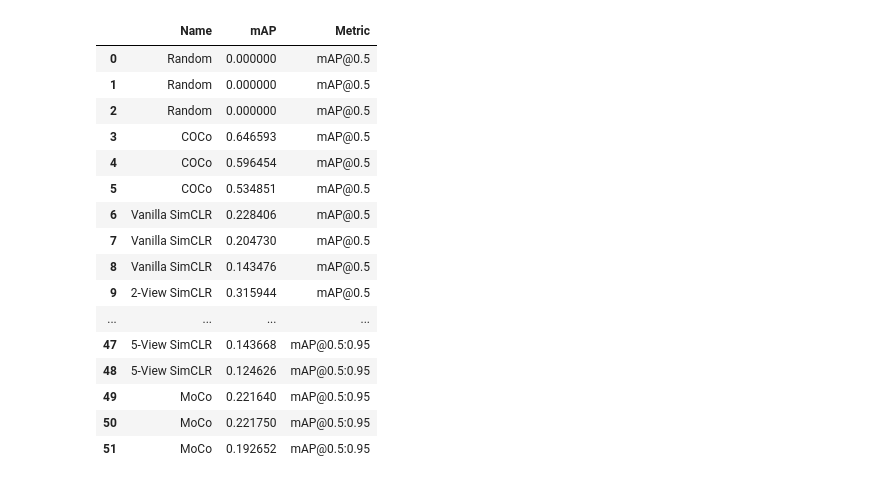
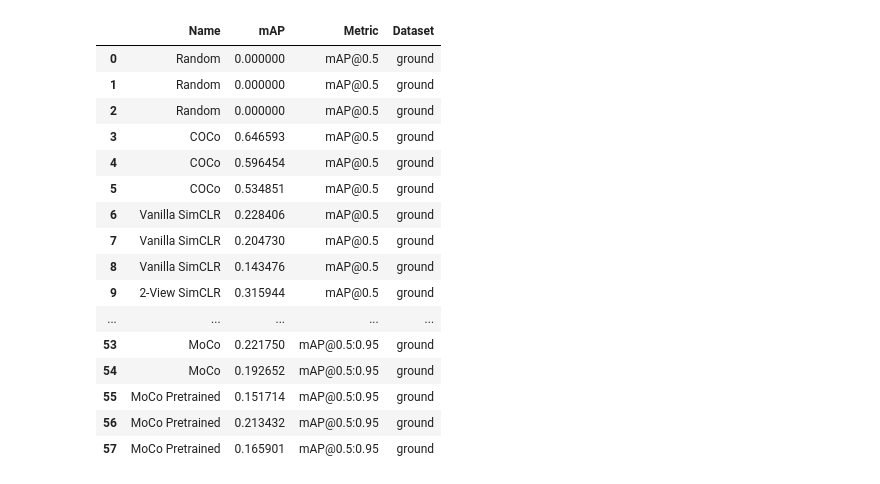
Before and after one commit to UGA-BSAIL/self-supervised-learning, a Jupyter notebook: notebooks/generate_figures.ipynb, the cells around one changed output. Saved outputs shown, nothing was run; the diff lists cells and outputs as text; code cells hidden in the pictures.

```diff
--- a/notebooks/generate_figures.ipynb
+++ b/notebooks/generate_figures.ipynb
@@ -151,42 +197,44 @@ view_3_maps_0_5 = [0.34777463076514487, 0.32744410098175336, 0.2673829176991453]
 view_4_maps_0_5 = [0.2950983352339338, 0.25059299575948757, 0.24060250208833342]
 view_5_maps_0_5 = [0.2863129814883511, 0.28141680364570987, 0.2620731982360415]
 moco_maps_0_5 = [0.47113, 0.46866, 0.40942]
+moco_pt_maps_0_5 = [0.260941516784418, 0.3131305131116965, 0.24722420045039212]
 
-maps_0_5 = random_maps_0_5 + coco_maps_0_5 + vanilla_maps_0_5 + view_2_maps_0_5 + view_3_maps_0_5 + view_4_maps_0_5 + view_5_maps_0_5 + moco_maps_0_5
+maps_0_5 = random_maps_0_5 + coco_maps_0_5 + vanilla_maps_0_5 + view_2_maps_0_5 + view_3_maps_0_5 + view_4_maps_0_5 + view_5_maps_0_5 + moco_maps_0_5 + moco_pt_maps_0_5
 # %%
 # Create semi-supervised training figures.
 random_maps_0_95 = [0] * 3
 coco_maps_0_95 = [0.49472, 0.40513, 0.36209]
 vanilla_maps_0_95 = [0.09485411212487153, 0.08320092706078355, 0.06684267473591418]
 view_2_maps_0_95 = [0.1759376219836175, 0.1590482638862619, 0.14854982476430942, 0.1332085006807918, 0.12187633752774367]
 view_3_maps_0_95 = [0.18926761418681476, 0.1829721031773426, 0.1533082440819751]
 view_4_maps_0_95 = [0.13949452988973715, 0.13519973357744478, 0.12520435978734118]
 view_5_maps_0_95 = [0.15373847947900038, 0.14366768602726393, 0.12462590667046577]
 moco_maps_0_95 = [0.22164, 0.22175, 0.19265204015721066]
+moco_pt_maps_0_95 = [0.15171386821974503, 0.2134316278639539, 0.16590059340652338]
 
-maps_0_95 = random_maps_0_95 + coco_maps_0_95 + vanilla_maps_0_95 + view_2_maps_0_95 + view_3_maps_0_95 + view_4_maps_0_95 + view_5_maps_0_95 + moco_maps_0_95
+maps_0_95 = random_maps_0_95 + coco_maps_0_95 + vanilla_maps_0_95 + view_2_maps_0_95 + view_3_maps_0_95 + view_4_maps_0_95 + view_5_maps_0_95 + moco_maps_0_95 + moco_pt_maps_0_95
 names = ["Random"] * len(random_maps_0_5) + ["COCo"] * len(coco_maps_0_5) + ["Vanilla SimCLR"] * len(vanilla_maps_0_5) + \
     ["2-View SimCLR"] * len(view_2_maps_0_5) + ["3-View SimCLR"] * len(view_3_maps_0_5) + ["4-View SimCLR"] * len(view_4_maps_0_5) + ["5-View SimCLR"] * len(view_5_maps_0_5) + \
-    ["MoCo"] * len(moco_maps_0_5)
+    ["MoCo"] * len(moco_maps_0_5) + ["MoCo Pretrained"] * len(moco_pt_maps_0_5)
 map_types = ["mAP@0.5"] * len(maps_0_5) + ["mAP@0.5:0.95"] * len(maps_0_95)
-semi_supervised_results = pd.DataFrame(data={"Name": names * 2, "mAP": maps_0_5 + maps_0_95, "Metric": map_types})
-semi_supervised_results
+semi_supervised_results_ground = pd.DataFrame(data={"Name": names * 2, "mAP": maps_0_5 + maps_0_95, "Metric": map_types, "Dataset": ["ground" for _ in names * 2]})
+semi_supervised_results_ground
 # %% [output]
 [interactive output not drawn]
-|  | Name | mAP | Metric |
-| 0 | Random | 0.000000 | mAP@0.5 |
-| 1 | Random | 0.000000 | mAP@0.5 |
-| 2 | Random | 0.000000 | mAP@0.5 |
-| 3 | COCo | 0.646593 | mAP@0.5 |
-| 4 | COCo | 0.596454 | mAP@0.5 |
-| 5 | COCo | 0.534851 | mAP@0.5 |
-| 6 | Vanilla SimCLR | 0.228406 | mAP@0.5 |
-| 7 | Vanilla SimCLR | 0.204730 | mAP@0.5 |
-| 8 | Vanilla SimCLR | 0.143476 | mAP@0.5 |
-| 9 | 2-View SimCLR | 0.315944 | mAP@0.5 |
-| ... | ... | ... | ... |
-| 47 | 5-View SimCLR | 0.143668 | mAP@0.5:0.95 |
-| 48 | 5-View SimCLR | 0.124626 | mAP@0.5:0.95 |
-| 49 | MoCo | 0.221640 | mAP@0.5:0.95 |
-| 50 | MoCo | 0.221750 | mAP@0.5:0.95 |
-| 51 | MoCo | 0.192652 | mAP@0.5:0.95 |
+|  | Name | mAP | Metric | Dataset |
+| 0 | Random | 0.000000 | mAP@0.5 | ground |
+| 1 | Random | 0.000000 | mAP@0.5 | ground |
+| 2 | Random | 0.000000 | mAP@0.5 | ground |
+| 3 | COCo | 0.646593 | mAP@0.5 | ground |
+| 4 | COCo | 0.596454 | mAP@0.5 | ground |
+| 5 | COCo | 0.534851 | mAP@0.5 | ground |
+| 6 | Vanilla SimCLR | 0.228406 | mAP@0.5 | ground |
+| 7 | Vanilla SimCLR | 0.204730 | mAP@0.5 | ground |
+| 8 | Vanilla SimCLR | 0.143476 | mAP@0.5 | ground |
+| 9 | 2-View SimCLR | 0.315944 | mAP@0.5 | ground |
+| ... | ... | ... | ... | ... |
+| 53 | MoCo | 0.221750 | mAP@0.5:0.95 | ground |
+| 54 | MoCo | 0.192652 | mAP@0.5:0.95 | ground |
+| 55 | MoCo Pretrained | 0.151714 | mAP@0.5:0.95 | ground |
+| 56 | MoCo Pretrained | 0.213432 | mAP@0.5:0.95 | ground |
+| 57 | MoCo Pretrained | 0.165901 | mAP@0.5:0.95 | ground |
```
Also changed, not shown: parts of 29 cells of this notebook, 4 other files.
